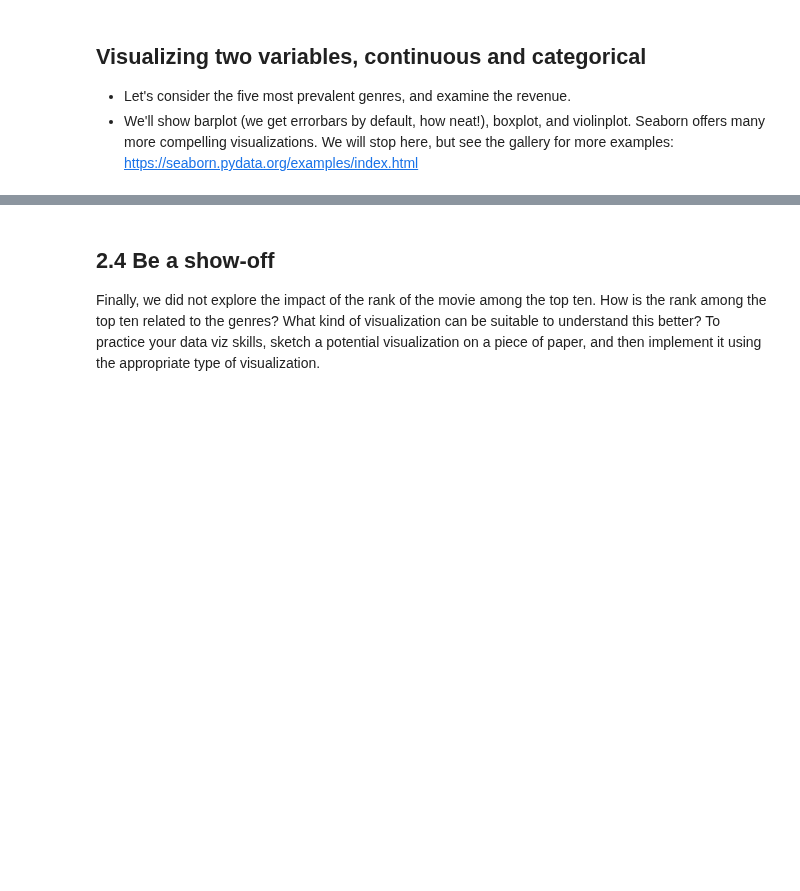
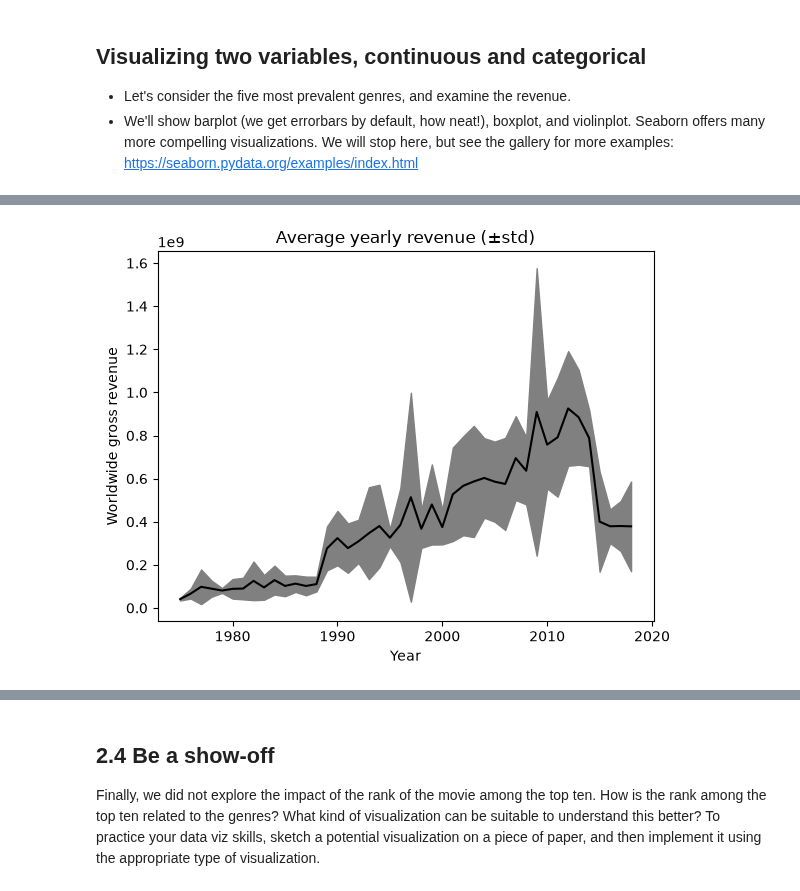
Before and after one commit to TimReuteler/ADA-2026, a Jupyter notebook: Exercises/02 - Data viz and data from the web/Becoming a DataVizard exercise.ipynb, the cells around one changed output, grey strips where cells are left out. Saved outputs shown, nothing was run; the diff lists cells and outputs as text; code cells hidden in the pictures; blank space fills up the shorter version.

```diff
--- a/Exercises/02 - Data viz and data from the web/Becoming a DataVizard exercise.ipynb
+++ b/Exercises/02 - Data viz and data from the web/Becoming a DataVizard exercise.ipynb
@@ -191,3 +229,23 @@ In the next three excercises, you are provided with descriptions and rough sketc
+# %%
+# Write your code to make filled plot here
+plt.fill_between(
+    yearly_stats["year"],
+    yearly_stats["worldwide_gross"]["mean"] + yearly_stats["worldwide_gross"]["std"],
+    yearly_stats["worldwide_gross"]["mean"] - yearly_stats["worldwide_gross"]["std"],
+    color="gray",
+    )
+plt.plot(yearly_stats["year"], yearly_stats["worldwide_gross"]["mean"], color = 'black')
+"""
+fill between fills an area between to curves, so it takes x, y1 abd y2
+to add the middle mean curve we can just add a plt.plot call (everything drawn before plt.show() ends up on the same axes)
+"""
+
+plt.xlabel("Year")
+plt.ylabel("Worldwide gross revenue")
+plt.title("Average yearly revenue (±std)")
+plt.show()
+# %% [output]
+[figure, added]
 # %% [markdown]
 ## 2.2 Creating panels
 
```
Also changed, not shown: parts of 39 cells of this notebook, 17 other files.
